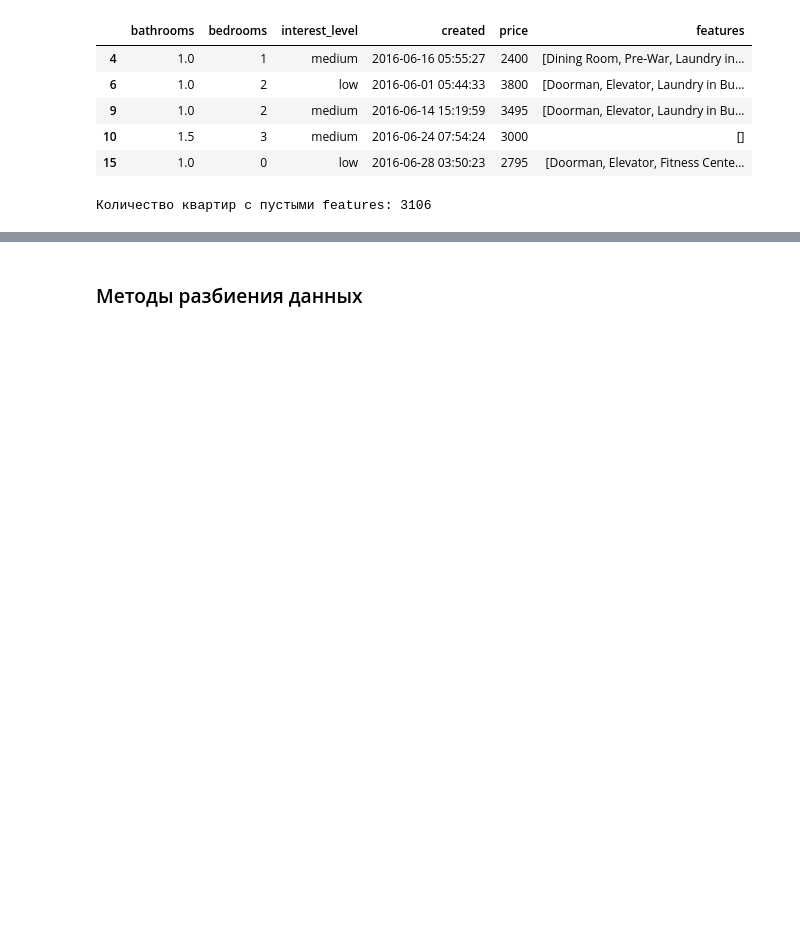
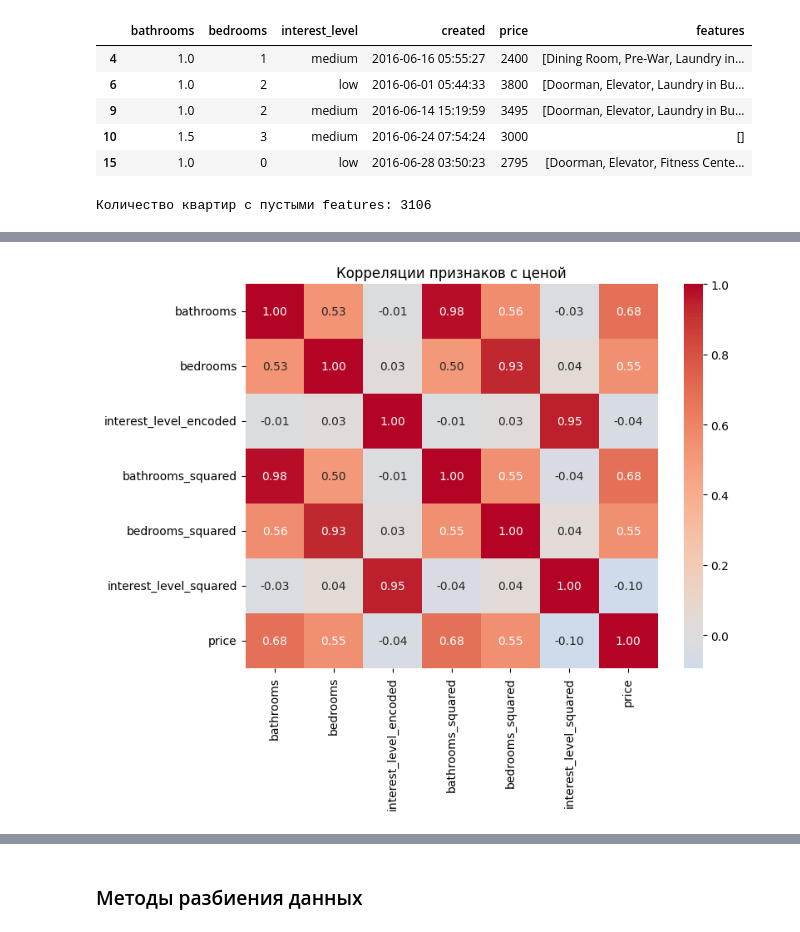
Before and after one commit to affiliation24/Validation, a Jupyter notebook: src/ml_3_validation.ipynb, the cells around one changed output, grey strips where cells are left out. Saved outputs shown, nothing was run; the diff lists cells and outputs as text; code cells hidden in the pictures; blank space fills up the shorter version.

```diff
--- a/src/ml_3_validation.ipynb
+++ b/src/ml_3_validation.ipynb
@@ -125,0 +121,17 @@ Index(['bathrooms', 'bedrooms', 'interest_level', 'created', 'price',
+# %%
+df_in_corr = df_train.copy()
+
+df_in_corr['bathrooms_squared'] = df_in_corr['bathrooms'] ** 2
+df_in_corr['bedrooms_squared'] = df_in_corr['bedrooms'] ** 2
+df_in_corr['interest_level_squared'] = df_in_corr['interest_level_encoded'] ** 2
+
+corr_matrix = df_in_corr[['bathrooms','bedrooms','interest_level_encoded',
+                      'bathrooms_squared','bedrooms_squared','interest_level_squared',
+                      'price']].corr()
+
+plt.figure(figsize=(8,6))
+sns.heatmap(corr_matrix, annot=True, fmt=".2f", cmap="coolwarm", center=0)
+plt.title("Корреляции признаков с ценой")
+plt.show()
+# %% [output]
+[figure, added]
```
Also changed, not shown: parts of 30 cells of this notebook.
